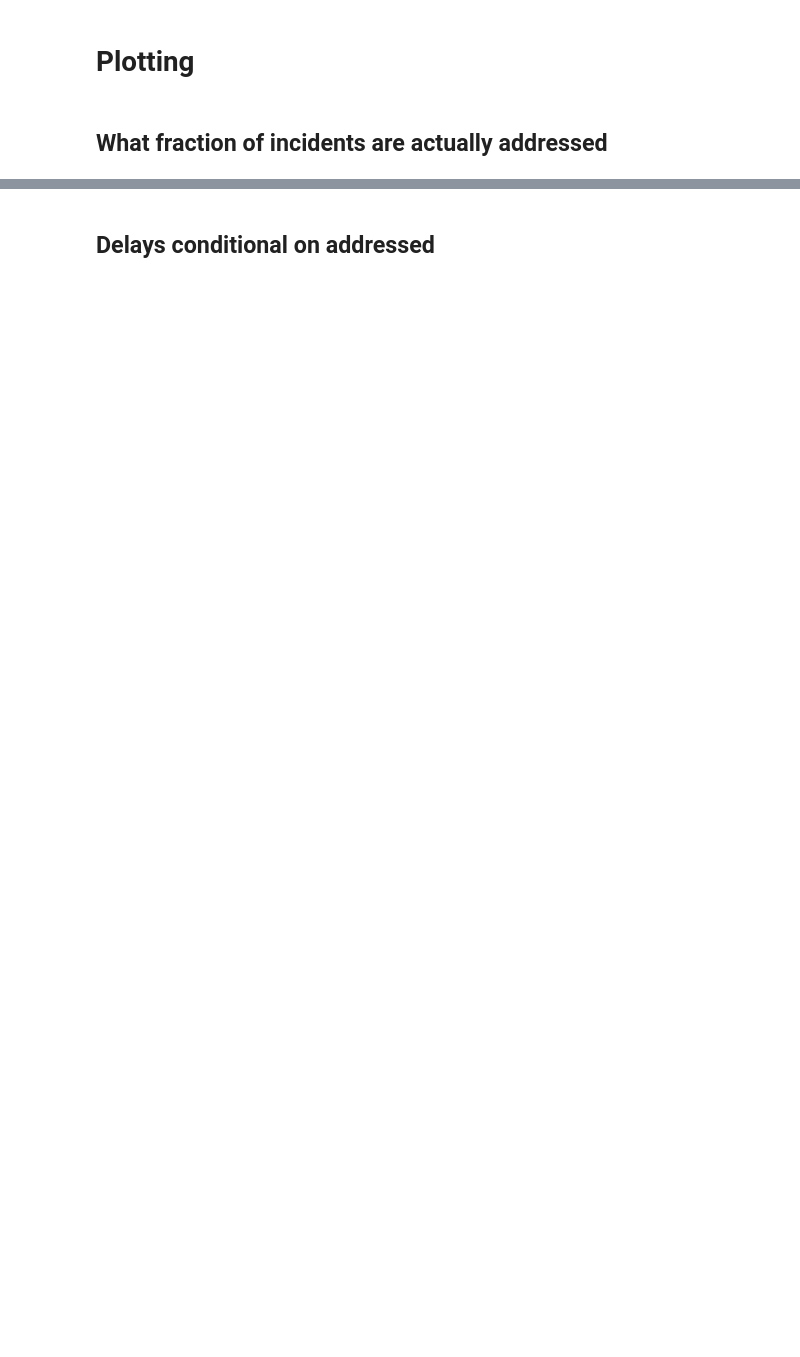
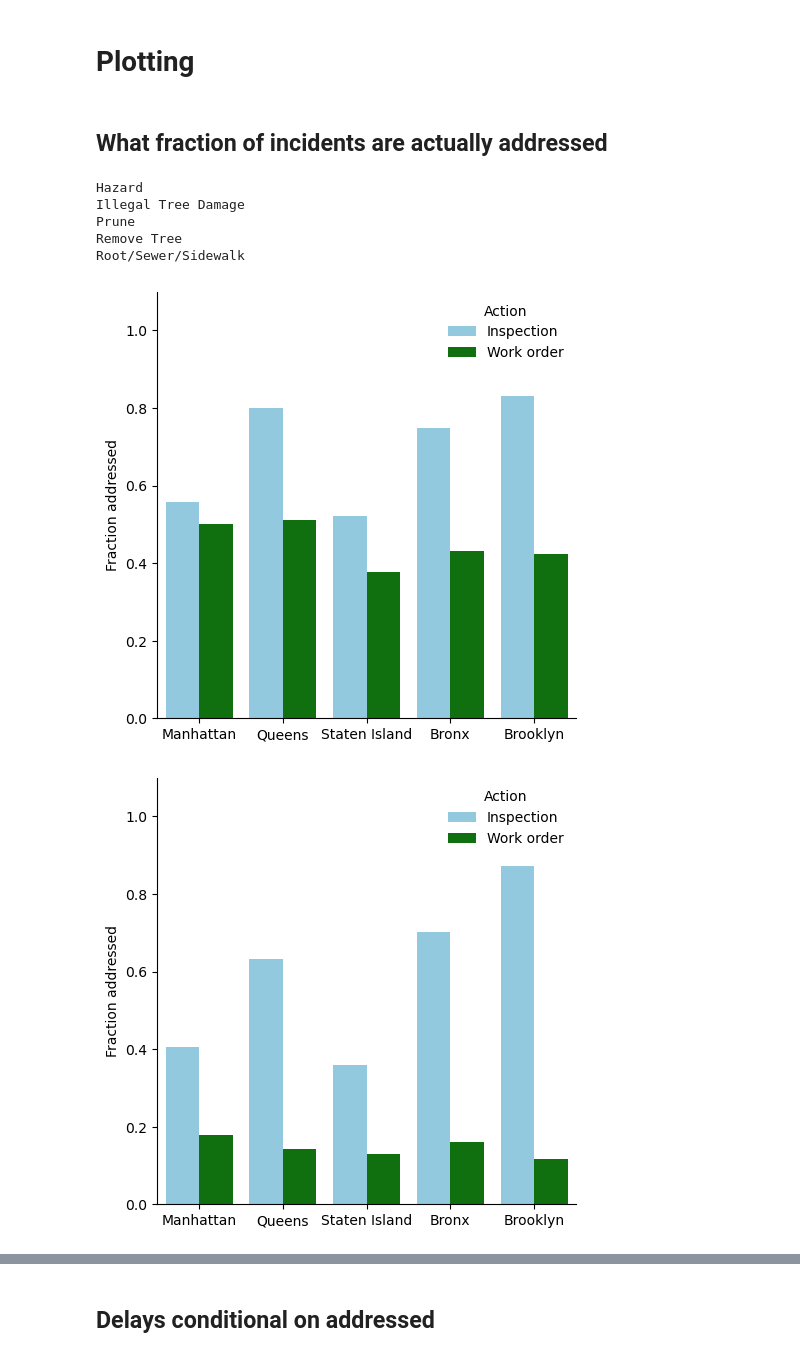
Before and after one commit to xingyao518/spatial_underreporting_crowdsourcing, a Jupyter notebook: nyc/impact_analysis/impact_analysis_allreports.ipynb, the cells around one changed output, grey strips where cells are left out. Drawn from its saved outputs; the diff is of its cells as text; code cells hidden in the pictures; blank space fills up the shorter version.

```diff
--- a/nyc/impact_analysis/impact_analysis_allreports.ipynb
+++ b/nyc/impact_analysis/impact_analysis_allreports.ipynb
@@ -41,11 +81,13 @@ mergeddf = mergeddf[mergeddf.reporting_delay.notna()]
 # Delay analysis final data preparation
 # %% [markdown]
 First, combine multiple reports of the same incident so that I have one row per unique incident. Take first inspection and report date as the right date.
+# %%
+wofinishdatecolumn = 'ActualFinishDate' # 'WOClosedDate'
 # %%
-nodups = mergeddf[['IncidentGlobalID','SRCategory','SRCreatedDate', 'InspectionDate','WOClosedDate','Risk_coded','Borough','reporting_delay']].groupby('IncidentGlobalID').agg(
-    {'SRCreatedDate': 'min', 'InspectionDate': 'min', 'WOClosedDate': 'min', 'SRCategory': 'first', 'Risk_coded': 'first', 'Borough': 'first', 'reporting_delay':'first'}).reset_index()
+nodups = mergeddf[['IncidentGlobalID','SRCategory','SRCreatedDate', 'InspectionDate',wofinishdatecolumn,'Risk_coded','Borough','reporting_delay']].groupby('IncidentGlobalID').agg(
+    {'SRCreatedDate': 'min', 'InspectionDate': 'min', wofinishdatecolumn: 'min', 'SRCategory': 'first', 'Risk_coded': 'first', 'Borough': 'first', 'reporting_delay':'first'}).reset_index()
 nodups['inspection_delay'] = (nodups['InspectionDate'] - nodups['SRCreatedDate']).dt.total_seconds() / 3600 /24
-nodups['work_delay'] = (nodups['WOClosedDate'] - nodups['InspectionDate']).dt.total_seconds() / 3600 /24
+nodups['work_delay'] = (nodups[wofinishdatecolumn] - nodups['InspectionDate']).dt.total_seconds() / 3600 /24
 # %%
 nodups_rightdate = nodups[(nodups['SRCreatedDate'] >= '2017-06-30') & (nodups['SRCreatedDate'] < '2020-07-01')]
 # %%
@@ -77,16 +280,26 @@ addressed = addressed.melt(id_vars=['SRCategory', 'Borough'], value_vars=['repor
 # %% [markdown]
 ## What fraction of incidents are actually addressed
 # %%
-addressed = addressed.rename({'percent_addressed': 'Fraction addressed', 'delay_type': 'Action'}, axis=1)
-addressed.loc[:, 'Action'] = addressed.loc[:, 'Action'].str.replace('inspection_delay', 'Inspection').str.replace('work_delay', 'Work order')
-plot = sns.catplot(
-    data=addressed.query('SRCategory == "Hazard" and Action!="reporting_delay"'), kind="bar",
-    x="Borough", y="Fraction addressed", hue="Action",
-    errorbar="sd", palette= ['skyblue', 'green'], legend_out = False, #, alpha=.6, height=6
-    order = ['Manhattan', 'Queens', 'Staten Island', 'Bronx', 'Brooklyn']
-)
-legend = plot._legend
-legend.set_frame_on(False)
-plt.ylim(0, 1.1)
-plt.xlabel(None)
-plt.savefig(f'plots/{filesavelabel}hazard_fractionaddressed.pdf', bbox_inches='tight')
+for cat in addressed.SRCategory.unique():
+    print(cat)
+
+    plot = sns.catplot(
+        data=addressed.query('SRCategory == @cat and Action!="reporting_delay"'), kind="bar",
+        x="Borough", y="Fraction addressed", hue="Action",
+        errorbar="sd", palette= ['skyblue', 'green'], legend_out = False, #, alpha=.6, height=6
+        order = ['Manhattan', 'Queens', 'Staten Island', 'Bronx', 'Brooklyn']
+    )
+    legend = plot._legend
+    legend.set_frame_on(False)
+    plt.ylim(0, 1.1)
+    plt.xlabel(None)
+    catsave = cat.replace('/', '')
+    plt.savefig(f'plots/{filesavelabel}{catsave}_fractionaddressed.pdf', bbox_inches='tight')
+# %% [output]
+Hazard
+Illegal Tree Damage
+Prune
+Remove Tree
+Root/Sewer/Sidewalk
+[figure, added]
+[figure, added]
```
Also changed, not shown: parts of 16 cells of this notebook, 5 other files.
